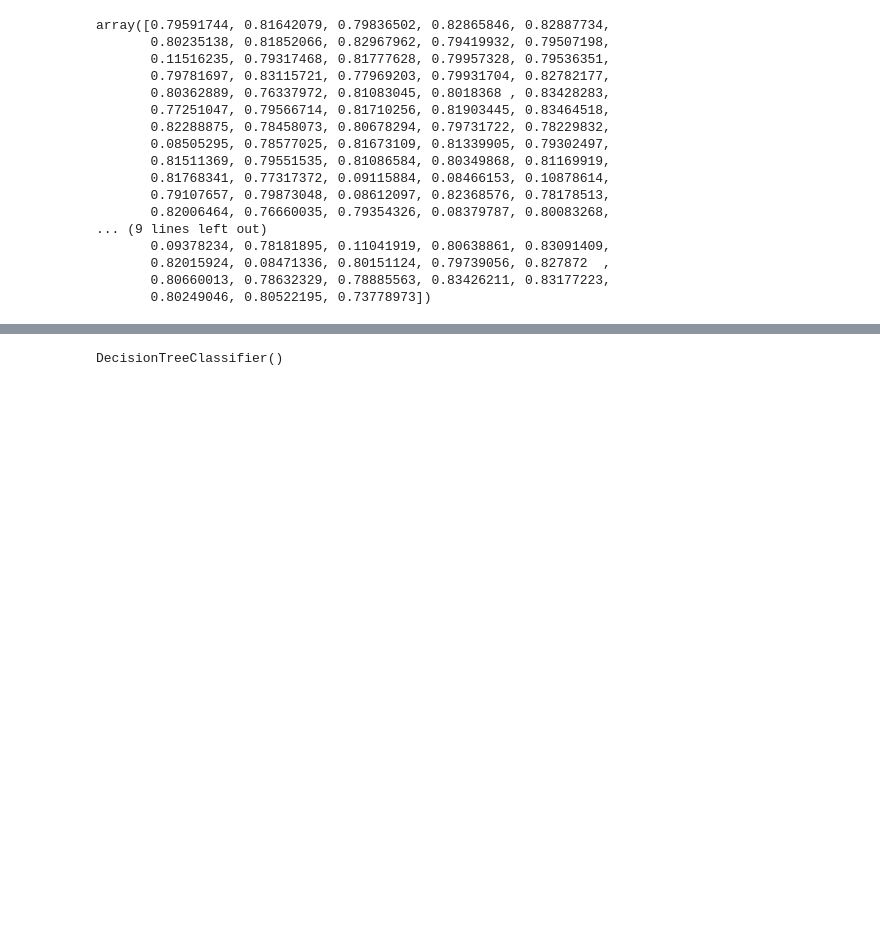
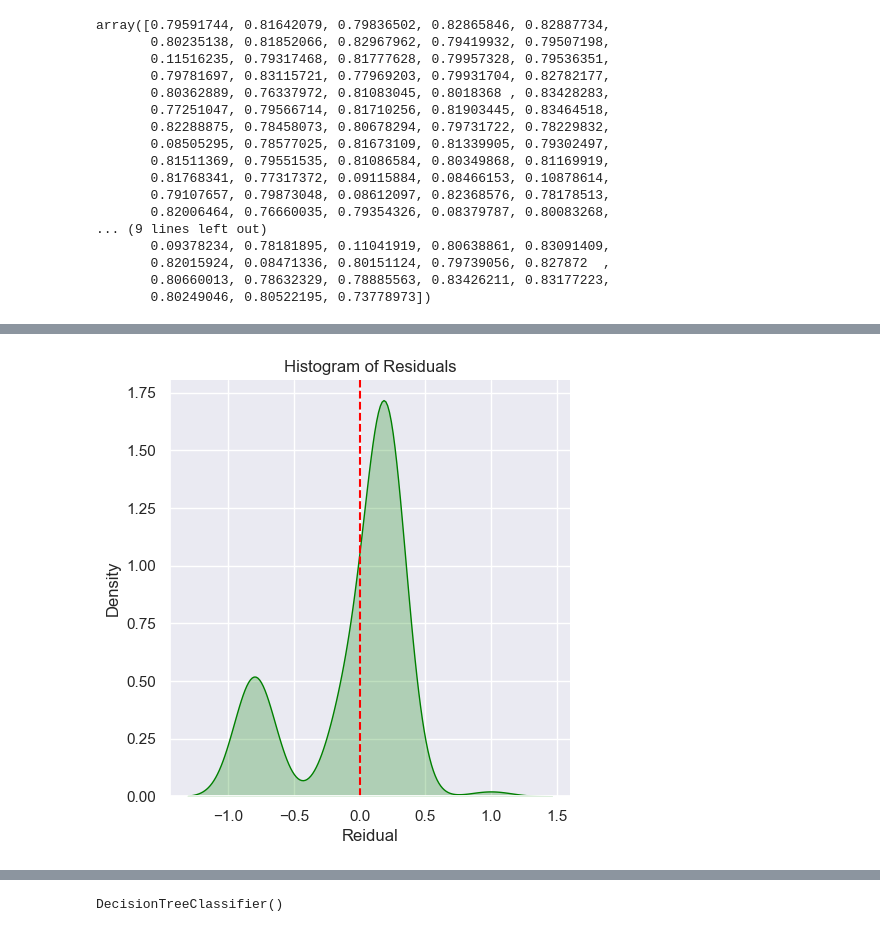
Before and after one commit to sylvester513/Bank-loan-prediction-System, a Jupyter notebook: Dataset.ipynb, the cells around one changed output, grey strips where cells are left out. Drawn from its saved outputs; the diff is of its cells as text; code cells hidden in the pictures; blank space fills up the shorter version.

```diff
--- a/Dataset.ipynb
+++ b/Dataset.ipynb
@@ -1076,3 +1076,5 @@ array([0.79591744, 0.81642079, 0.79836502, 0.82865846, 0.82887734,
        0.82015924, 0.08471336, 0.80151124, 0.79739056, 0.827872  ,
        0.80660013, 0.78632329, 0.78885563, 0.83426211, 0.83177223,
        0.80249046, 0.80522195, 0.73778973])
+# %%
+residual = y_test - log_pred
@@ -1078,0 +1101,8 @@ array([0.79591744, 0.81642079, 0.79836502, 0.82865846, 0.82887734,
+# %%
+sns.displot(residual, kind = "kde", fill = True, color = "green",)
+plt.axvline(0, color = "red", linestyle = "--")
+plt.title("Histogram of Residuals")
+plt.xlabel("Reidual")
+plt.show()
+# %% [output]
+[figure, added]
```
Also changed, not shown: parts of 26 cells of this notebook.
